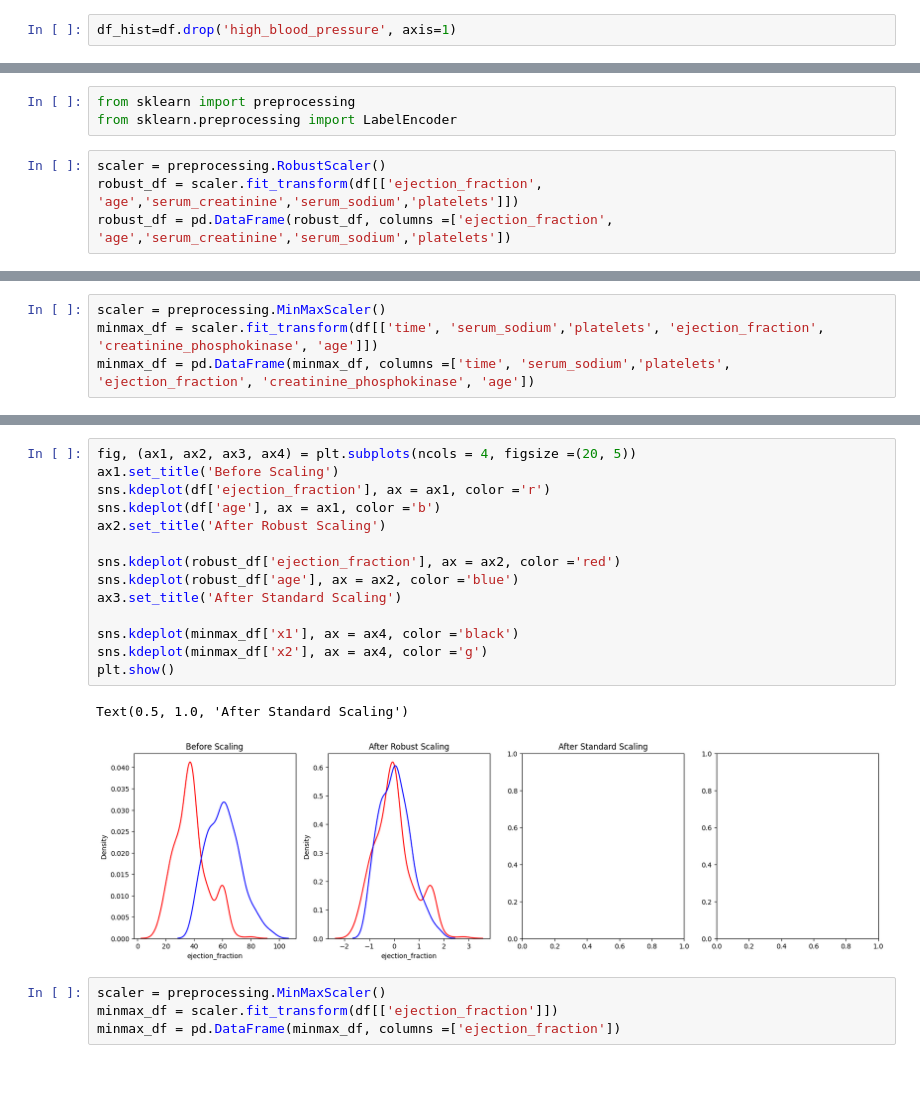
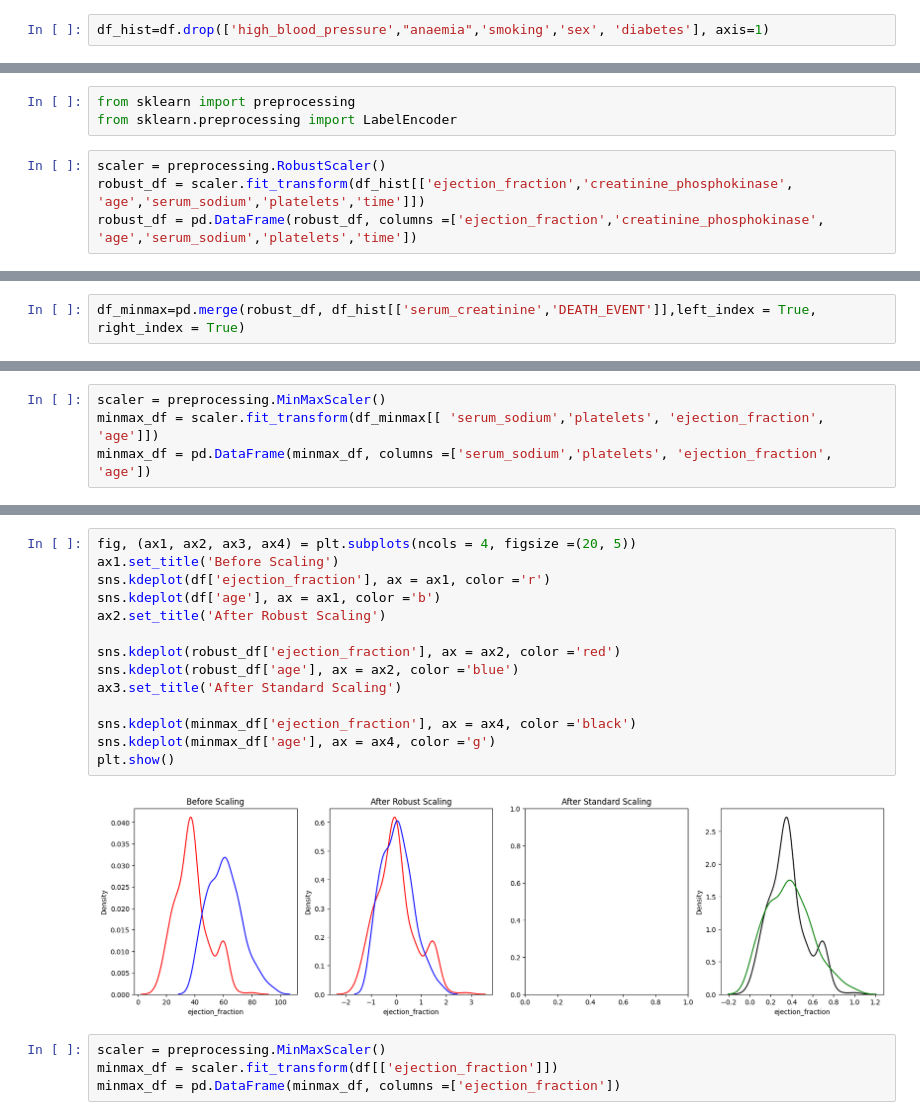
Before and after one commit to aldonaspirz/prediction, a Jupyter notebook: Heart attack prediction.ipynb, the cells around one changed output, grey strips where cells are left out. Cells and saved outputs as stored; diff of their text form; blank space fills up the shorter version.

```diff
--- a/Heart attack prediction.ipynb
+++ b/Heart attack prediction.ipynb
@@ -96,7 +96,7 @@ The figure layout has changed to tight
 <Figure size 1500x1000 with 0 Axes>
 [figure]
 # %%
-df_hist=df.drop('high_blood_pressure', axis=1)
+df_hist=df.drop(['high_blood_pressure',"anaemia",'smoking','sex', 'diabetes'], axis=1)
 # %%
 df_hist
 # %% [output]
@@ -224,8 +212,8 @@ from sklearn import preprocessing
 from sklearn.preprocessing import LabelEncoder
 # %%
 scaler = preprocessing.RobustScaler()
-robust_df = scaler.fit_transform(df[['ejection_fraction', 'age','serum_creatinine','serum_sodium','platelets']])
-robust_df = pd.DataFrame(robust_df, columns =['ejection_fraction', 'age','serum_creatinine','serum_sodium','platelets'])
+robust_df = scaler.fit_transform(df_hist[['ejection_fraction','creatinine_phosphokinase', 'age','serum_sodium','platelets','time']])
+robust_df = pd.DataFrame(robust_df, columns =['ejection_fraction','creatinine_phosphokinase', 'age','serum_sodium','platelets','time'])
 # %%
 robust_df
 # %% [output]
@@ -291,0 +292,2 @@ plt.show()
+# %%
+df_minmax=pd.merge(robust_df, df_hist[['serum_creatinine','DEATH_EVENT']],left_index = True, right_index = True)
@@ -292,4 +310,4 @@ plt.show()
 # %%
 scaler = preprocessing.MinMaxScaler()
-minmax_df = scaler.fit_transform(df[['time', 'serum_sodium','platelets', 'ejection_fraction', 'creatinine_phosphokinase', 'age']])
-minmax_df = pd.DataFrame(minmax_df, columns =['time', 'serum_sodium','platelets', 'ejection_fraction', 'creatinine_phosphokinase', 'age'])
+minmax_df = scaler.fit_transform(df_minmax[[ 'serum_sodium','platelets', 'ejection_fraction',  'age']])
+minmax_df = pd.DataFrame(minmax_df, columns =['serum_sodium','platelets', 'ejection_fraction',  'age'])
@@ -296,20 +330,19 @@ minmax_df = pd.DataFrame(minmax_df, columns =['time', 'serum_sodium','platelets'
 # %%
 fig, (ax1, ax2, ax3, ax4) = plt.subplots(ncols = 4, figsize =(20, 5))
 ax1.set_title('Before Scaling')
 sns.kdeplot(df['ejection_fraction'], ax = ax1, color ='r')
 sns.kdeplot(df['age'], ax = ax1, color ='b')
 ax2.set_title('After Robust Scaling')
 
 sns.kdeplot(robust_df['ejection_fraction'], ax = ax2, color ='red')
 sns.kdeplot(robust_df['age'], ax = ax2, color ='blue')
 ax3.set_title('After Standard Scaling')
 
-sns.kdeplot(minmax_df['x1'], ax = ax4, color ='black')
-sns.kdeplot(minmax_df['x2'], ax = ax4, color ='g')
+sns.kdeplot(minmax_df['ejection_fraction'], ax = ax4, color ='black')
+sns.kdeplot(minmax_df['age'], ax = ax4, color ='g')
 plt.show()
 # %% [output]
-Text(0.5, 1.0, 'After Standard Scaling')
-[figure, old version]
+[figure, new version]
 # %%
 scaler = preprocessing.MinMaxScaler()
 minmax_df = scaler.fit_transform(df[['ejection_fraction']])
```
Also changed, not shown: parts of 43 cells of this notebook.
